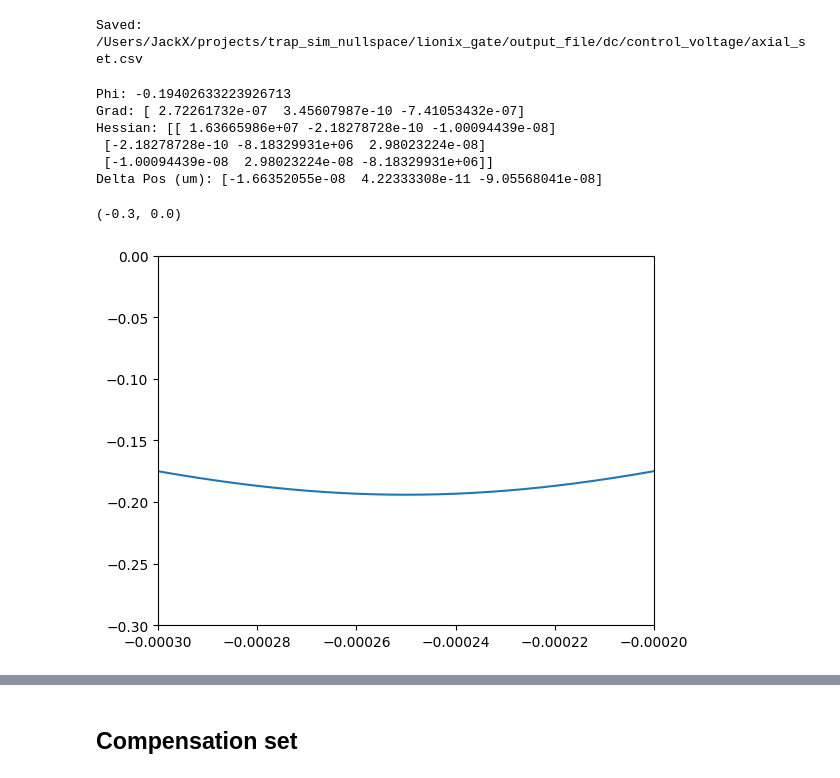
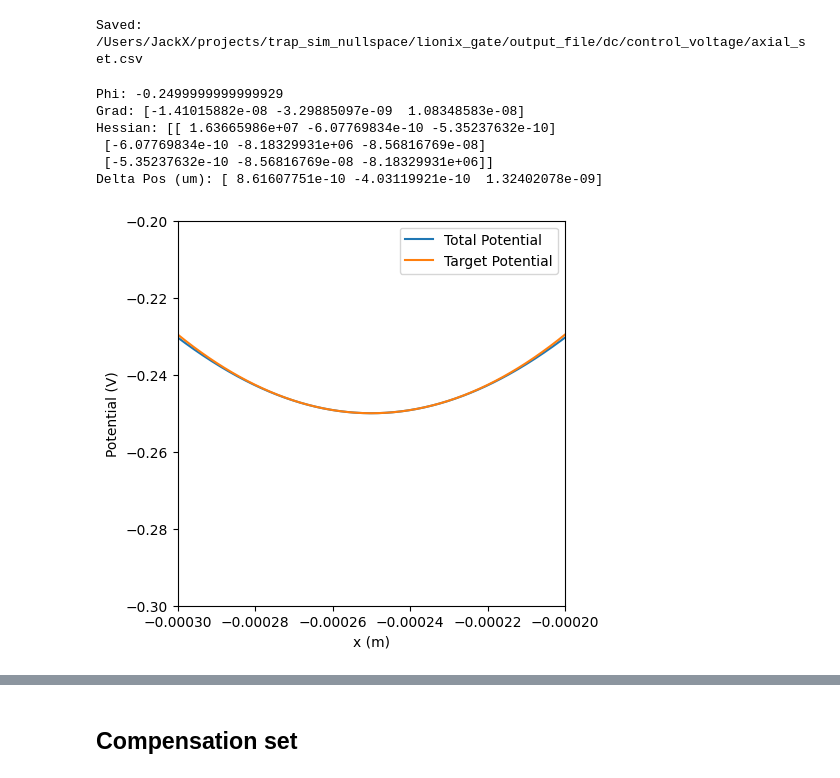
Before and after one commit to PQEGroup/trap_sim_nullspace, a Jupyter notebook: lionix_gate/output_file/dc/control_voltage.ipynb, the cells around one changed output, grey strips where cells are left out. Saved outputs shown, nothing was run; the diff lists cells and outputs as text; code cells hidden in the pictures.

Commit message:
dc voltage solver complete

```diff
--- a/lionix_gate/output_file/dc/control_voltage.ipynb
+++ b/lionix_gate/output_file/dc/control_voltage.ipynb
@@ -77,10 +77,12 @@ x0 = -250e-6
 y0 = 0
 z0 = 49.99e-6
 
-dr = 2e-6
+dr = 1e-6
 
 for i in excitation_electrodes:
 
     coeff, phi, grad, hessian = analyze_dc_pot(x, y, z, potentials[i], x0, y0, z0, dr)
 
     dc_fields[i] = (coeff, phi, grad, hessian)
+
+print(coeff, phi, grad, hessian)
@@ -93,16 +107,18 @@ omega = 2 * np.pi * 1e6
 V_max = 5
 c_Vk = 1e-4
 
-A, b = fit_prep(dc_fields, excitation_electrodes, target_phi = np.array([-0.2]), target_grad = np.array([0,0,0]), target_hessian = np.array([[1, 0, 0], [0, -1/2, 0], [0, 0, -1/2]])*mass*omega**2/(charge))
+A, b = fit_prep(dc_fields, excitation_electrodes, target_phi = np.array([-0.25]), target_grad = np.array([0,0,0]), target_hessian = np.array([[1, 0, 0], [0, -1/2, 0], [0, 0, -1/2]])*mass*omega**2/(charge))
 
-x = cp.Variable(len(excitation_electrodes))
+x = jnp.linalg.lstsq(A, b, rcond=None)[0]
+V_axial = x
+# x = cp.Variable(len(excitation_electrodes))
 
-objective = cp.Minimize(cp.sum_squares(A @ x - b)+ c_Vk * cp.sum_squares(x))
-constraints = [cp.abs(x) <= V_max]
-prob = cp.Problem(objective, constraints)
-prob.solve(solver=cp.OSQP)
+# objective = cp.Minimize(cp.sum_squares(A @ x - b)+ c_Vk * cp.sum_squares(x))
+# constraints = [cp.abs(x) <= V_max]
+# prob = cp.Problem(objective, constraints)
+# prob.solve(solver=cp.OSQP)
 
-V_axial = x.value
+# V_axial = x.value
 
 out_csv = Path("control_voltage/axial_set.csv")  # saved in current working directory
 with out_csv.open("w", newline="") as f:
@@ -115,28 +131,34 @@ print(f"Saved: {out_csv.resolve()}")
 # %% [output]
 Saved: /Users/JackX/projects/trap_sim_nullspace/lionix_gate/output_file/dc/control_voltage/axial_set.csv
 # %%
-print_field(A @ x.value, delta_pos=True)
+print_field(A @ V_axial, delta_pos=True)
 
 potential_space = np.zeros_like(y)
-coeff = x.value
+coeff = V_axial
 for i in range(len(coeff)):
 
     electrode_i = excitation_electrodes[i]
     potential_space = potential_space + coeff[i] *  potentials[electrode_i]
 
 y0_index = np.argmin(np.abs(y_axis - y0))
 z0_index = np.argmin(np.abs(z_axis - z0))
 target_hessian = np.array([[1, 0, 0], [0, -1/2, 0], [0, 0, -1/2]])*mass*omega**2/(charge)
-plt.plot(x_axis, potential_space[:, y0_index, z0_index])
-plt.plot(x_axis,1/2*target_hessian[0,0]*(x_axis+250e-6)**2)
-plt.xlim(-300e-6, -200e-6)
-plt.ylim(-0.3, 0)
+
+fig, ax = plt.subplots(figsize=(5, 5))
+ax.plot(x_axis, potential_space[:, y0_index, z0_index], label="Total Potential")
+ax.plot(x_axis,1/2*target_hessian[0,0]*(x_axis+250e-6)**2 - 0.25, label="Target Potential")
+ax.set_xlim(-300e-6, -200e-6)
+ax.set_ylim(-0.3, -0.2)
+ax.set_xlabel("x (m)")
+ax.set_ylabel("Potential (V)")
+ax.legend()
+#plt.savefig("axial_set.pdf")
+plt.show()
 # %% [output]
-Phi: -0.19402633223926713
-Grad: [ 2.72261732e-07  3.45607987e-10 -7.41053432e-07]
-Hessian: [[ 1.63665986e+07 -2.18278728e-10 -1.00094439e-08]
- [-2.18278728e-10 -8.18329931e+06  2.98023224e-08]
- [-1.00094439e-08  2.98023224e-08 -8.18329931e+06]]
-Delta Pos (um): [-1.66352055e-08  4.22333308e-11 -9.05568041e-08]
+Phi: -0.2499999999999929
+Grad: [-1.41015882e-08 -3.29885097e-09  1.08348583e-08]
+Hessian: [[ 1.63665986e+07 -6.07769834e-10 -5.35237632e-10]
+ [-6.07769834e-10 -8.18329931e+06 -8.56816769e-08]
+ [-5.35237632e-10 -8.56816769e-08 -8.18329931e+06]]
+Delta Pos (um): [ 8.61607751e-10 -4.03119921e-10  1.32402078e-09]
-(-0.3, 0.0)
-[figure, old version]
+[figure, new version]
```
Also changed, not shown: parts of 21 cells of this notebook, 18 other files.
